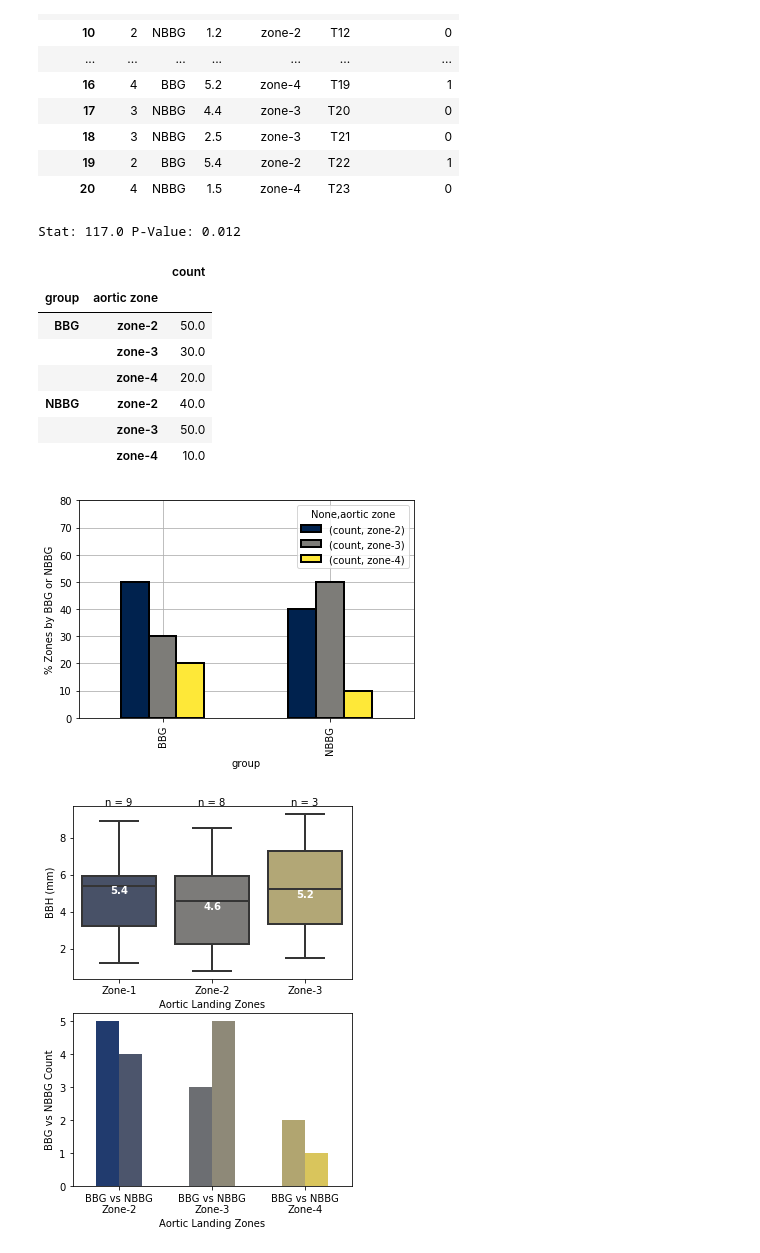
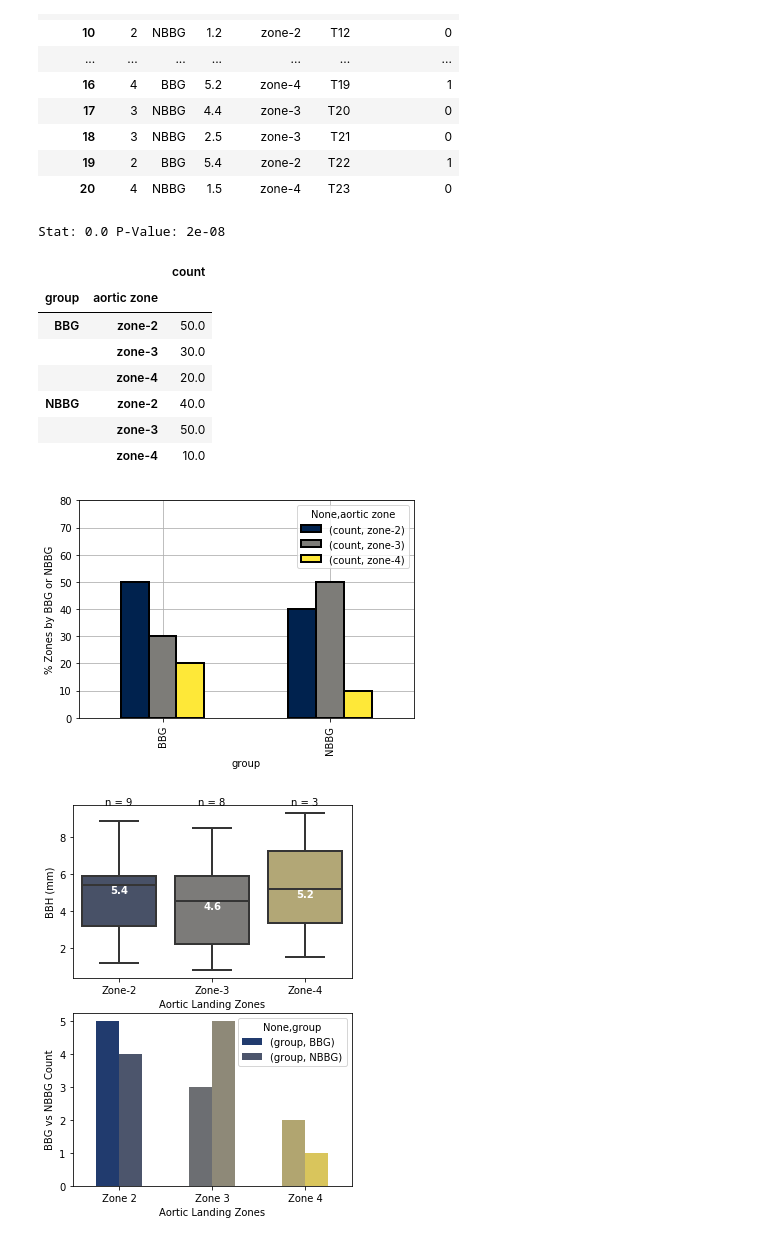
Before and after one commit to ninedigits/Bird-beak-Manuscript, a Jupyter notebook: python_code/Aortic Zone Testing.ipynb, the cells around one changed output. Cells and saved outputs as stored; diff of their text form; code cells hidden in the pictures.

Commit message:
MF2 updated zoning figure (fig 6) for manuscript

```diff
--- a/python_code/Aortic Zone Testing.ipynb
+++ b/python_code/Aortic Zone Testing.ipynb
@@ -31,8 +31,8 @@ zones
 | 20 | 4 | NBBG | 1.5 | zone-4 | T23 | 0 |
 # %%
 # Test
-statistic, p = stats.mannwhitneyu(x=zones['zone'], y=zones['bbh'])
-print("Stat: {} P-Value: {:.3f}".format(statistic, p))
+statistic, p = stats.mannwhitneyu(x=zones['zone'], y=zones['group_numeric'])
+print("Stat: {} P-Value: {:.0e}".format(statistic, p))
 
 # Group
 zone_agg = zones.groupby('group').agg({'aortic zone': 'value_counts'}).sort_index().rename(columns={'aortic zone': 'count'})
@@ -45,7 +45,7 @@ ax.set_ylabel('% Zones by BBG or NBBG')
 ax.set_ylim(0, 80)
 ax.set_axisbelow(True)
 # %% [output]
-Stat: 117.0 P-Value: 0.012
+Stat: 0.0 P-Value: 2e-08
 |  |  | count |
 | group | aortic zone |  |
 | BBG | zone-2 | 50.0 |
@@ -89,7 +89,7 @@ class ZonePlot:
         sns.boxplot(ax=self.ax, palette=sns.color_palette("cividis", 3), **kwargs)
         self.ax.set_ylabel('BBH (mm)')
         self.ax.set_xlabel('Aortic Landing Zones')
-        self.ax.set_xticklabels(['Zone-1', 'Zone-2', 'Zone-3'])
+        self.ax.set_xticklabels(['Zone-2', 'Zone-3', 'Zone-4'])
 
     def swarm_plot(self, **kwargs):
         sns.swarmplot(**kwargs)
@@ -125,36 +125,63 @@ class ZonePlot:
         row_ind = 0
         for _, row in self.data_agg.iterrows():
             med = row[('bbh','median')]
             self.ax.annotate(xy=(row_ind, med),
                      s='{:.1f}'.format(med),
                      horizontalalignment='center',
                      verticalalignment='top',
                      color='w',
                      fontweight='bold')
             row_ind+=1
     def main_plot(self, save=None):
         self._agg_data()
         self._make_fig(2,1, (5,7))
+        colors = sns.color_palette("cividis", 6)
+        colors = [(colors[i], colors[i+2], colors[i+4]) for i in range(0, 2)]
         self.box_plot(x='aortic zone',y='bbh',data=self.data, linewidth=2)
         self.annote_n()
         self.annote_median()
         self._next_ax()
-        self.barplot()
+        self.barplot(color=colors)
         #plt.tight_layout()
         #self.swarm_plot(x='aortic zone',y='bbh',data=self.data, color='r', marker='o', ax=self.ax)
         #self.patch()
         if save:
             plt.savefig(save, dpi=400, bbox_inches='tight')
             plt.show()
+    def main_plot2(self, save=None):
+        self._agg_data()
+        self._make_fig(1,1, (5,3.5))
+        self.box_plot(x='aortic zone',y='bbh',data=self.data, linewidth=2)
+        self.annote_n()
+        self.annote_median()
+        #plt.tight_layout()
+        self.swarm_plot(x='aortic zone',y='bbh',data=self.data, color='r', marker='o', ax=self.ax)
+        #self.patch()
+        if save:
+            plt.savefig(save, dpi=400, bbox_inches='tight')
+            plt.show()
+    def main_plot3(self, save=None):
+        self._agg_data()
+        self._make_fig(1,1, (5,3.5))
+        self.barplot(linewidth=2, color=sns.color_palette('cividis',2))
+        self.annote_n()
+        #self.annote_median()
+        #plt.tight_layout()
+        #self.swarm_plot(x='aortic zone',y='bbh',data=self.data, color='r', marker='o', ax=self.ax)
+        #self.patch()
+        self.ax.legend(['BBG', 'NBBG'])
+        if save:
+            plt.savefig(save, dpi=400, bbox_inches='tight')
+            plt.show()
 
     def barplot(self, **kwargs):
-        colors = sns.color_palette("cividis", 6)
-        colors = [(colors[i], colors[i+2], colors[i+4]) for i in range(0, 2)]
-        self.data_agg_counts.plot.bar(ax=self.ax, colors=colors, legend=False)
+
+        self.data_agg_counts.plot.bar(ax=self.ax, **kwargs)
         self.ax.set_ylabel('BBG vs NBBG Count')
         self.ax.set_xlabel('Aortic Landing Zones')
-        self.ax.set_xticklabels(['BBG vs NBBG\nZone-2','BBG vs NBBG\nZone-3', 'BBG vs NBBG\nZone-4'], rotation=0)
+        #self.ax.set_xticklabels(['BBG vs NBBG\nZone-2','BBG vs NBBG\nZone-3', 'BBG vs NBBG\nZone-4'], rotation=0)
+        self.ax.set_xticklabels(['Zone 2','Zone 3', 'Zone 4'], rotation=0)
 
 ZonePlot(zones).main_plot('zones_result_fig.png')
 # %% [output]
-[figure, old version]
+[figure, new version]
```
Also changed, not shown: parts of 2 cells of this notebook, 1 other file.
